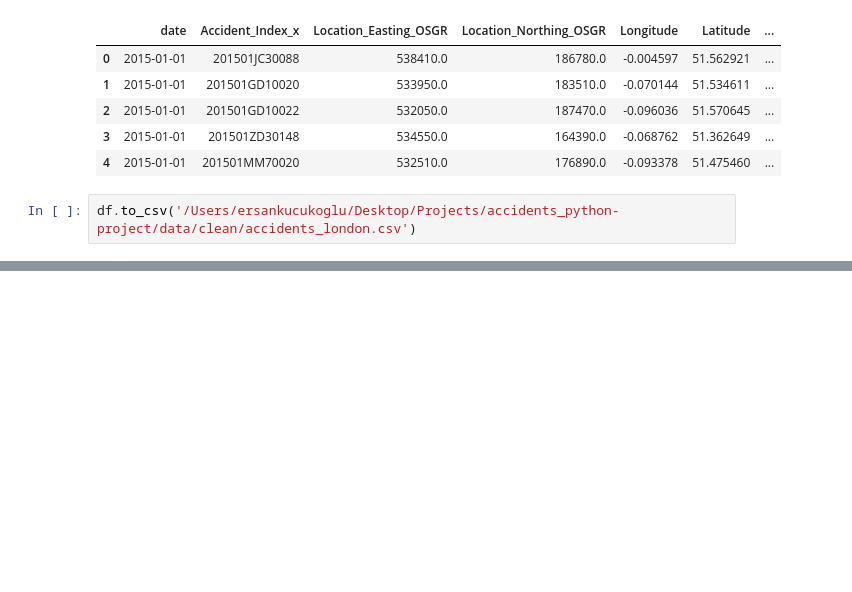
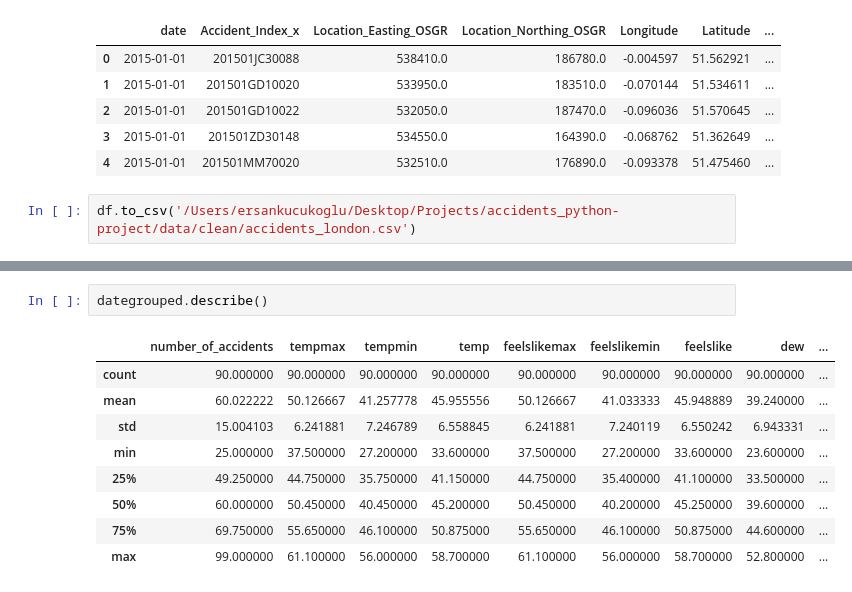
Before and after one commit to ersan-kucukoglu/accidents_python-project, a Jupyter notebook: code/data_manipulation.ipynb, the cells around one changed output, grey strips where cells are left out. Drawn from its saved outputs; the diff is of its cells as text; blank space fills up the shorter version.

```diff
--- a/code/data_manipulation.ipynb
+++ b/code/data_manipulation.ipynb
@@ -277,0 +373,12 @@ df.to_csv('/Users/ersankucukoglu/Desktop/Projects/accidents_python-project/data/
+# %%
+dategrouped.describe()
+# %% [output]
+|  | number_of_accidents | tempmax | tempmin | temp | feelslikemax | feelslikemin | feelslike | dew | ... |
+| count | 90.000000 | 90.000000 | 90.000000 | 90.000000 | 90.000000 | 90.000000 | 90.000000 | 90.000000 | ... |
+| mean | 60.022222 | 50.126667 | 41.257778 | 45.955556 | 50.126667 | 41.033333 | 45.948889 | 39.240000 | ... |
+| std | 15.004103 | 6.241881 | 7.246789 | 6.558845 | 6.241881 | 7.240119 | 6.550242 | 6.943331 | ... |
+| min | 25.000000 | 37.500000 | 27.200000 | 33.600000 | 37.500000 | 27.200000 | 33.600000 | 23.600000 | ... |
+| 25% | 49.250000 | 44.750000 | 35.750000 | 41.150000 | 44.750000 | 35.400000 | 41.100000 | 33.500000 | ... |
+| 50% | 60.000000 | 50.450000 | 40.450000 | 45.200000 | 50.450000 | 40.200000 | 45.250000 | 39.600000 | ... |
+| 75% | 69.750000 | 55.650000 | 46.100000 | 50.875000 | 55.650000 | 46.100000 | 50.875000 | 44.600000 | ... |
+| max | 99.000000 | 61.100000 | 56.000000 | 58.700000 | 61.100000 | 56.000000 | 58.700000 | 52.800000 | ... |
```
Also changed, not shown: parts of 13 cells of this notebook.
